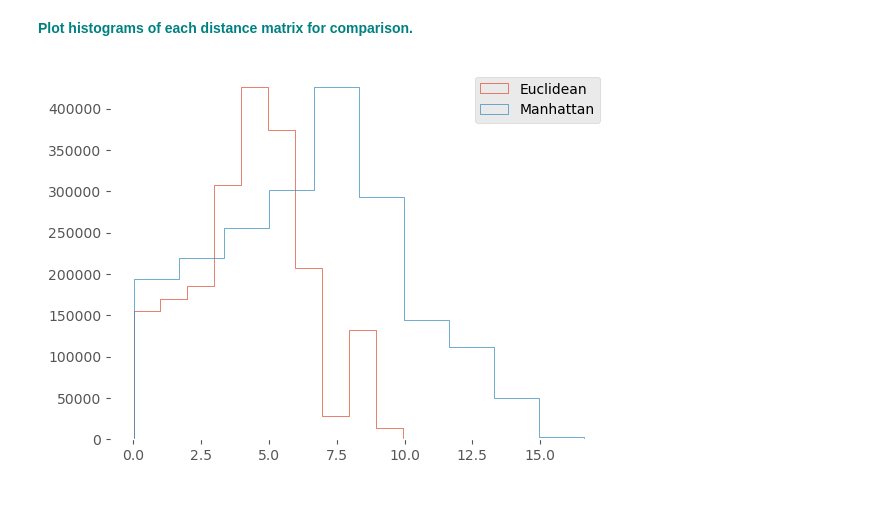
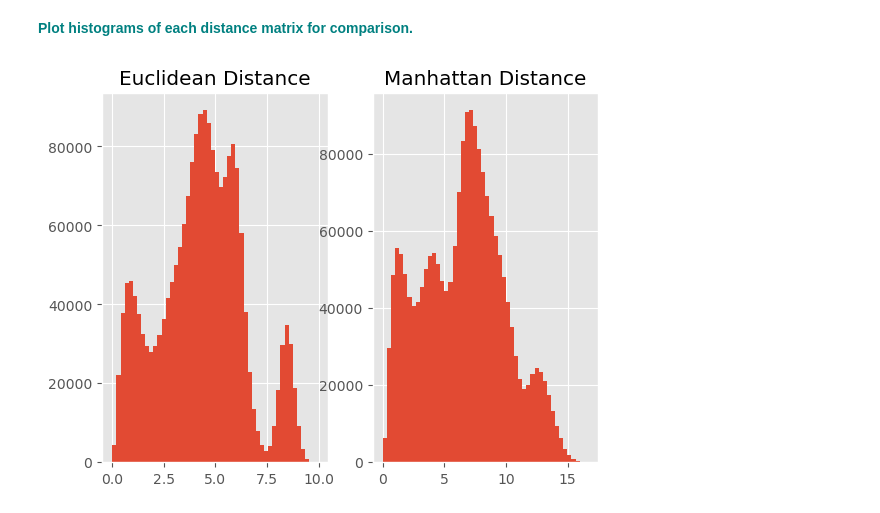
Before and after one commit to CamiloDS16/Data-Science-Springboard, a Jupyter notebook: Euclidean_and_Manhattan_Distances_Case_Study/Euclidean_and_Manhattan_Distances_Case_Study.ipynb, the cells around one changed output. Cells and saved outputs as stored; diff of their text form; code cells hidden in the pictures.

Commit message:
corrections made to notebook with Euclidean and Manhattan distances visualization

```diff
--- a/Euclidean_and_Manhattan_Distances_Case_Study/Euclidean_and_Manhattan_Distances_Case_Study.ipynb
+++ b/Euclidean_and_Manhattan_Distances_Case_Study/Euclidean_and_Manhattan_Distances_Case_Study.ipynb
@@ -90,11 +90,11 @@ largeMat = np.random.random((10000,100))
 # %% [markdown]
 **<font color='teal'>Plot histograms of each distance matrix for comparison.</font>**
 # %%
-fig, ax = plt.subplots()
-ax.hist(DistEuclid, histtype='step', label='Euclidean')
-ax.hist(DistManhattan, histtype='step', label='Manhattan')
-ax.legend()
-ax.set_facecolor('white')
+fig, ax = plt.subplots(1,2)
+ax[0].hist(DistEuclid, bins=50)
+ax[1].hist(DistManhattan, bins=50)
+ax[0].set_title('Euclidean Distance')
+ax[1].set_title('Manhattan Distance')
 plt.show()
 # %% [output]
-[figure, old version]
+[figure, new version]
```
